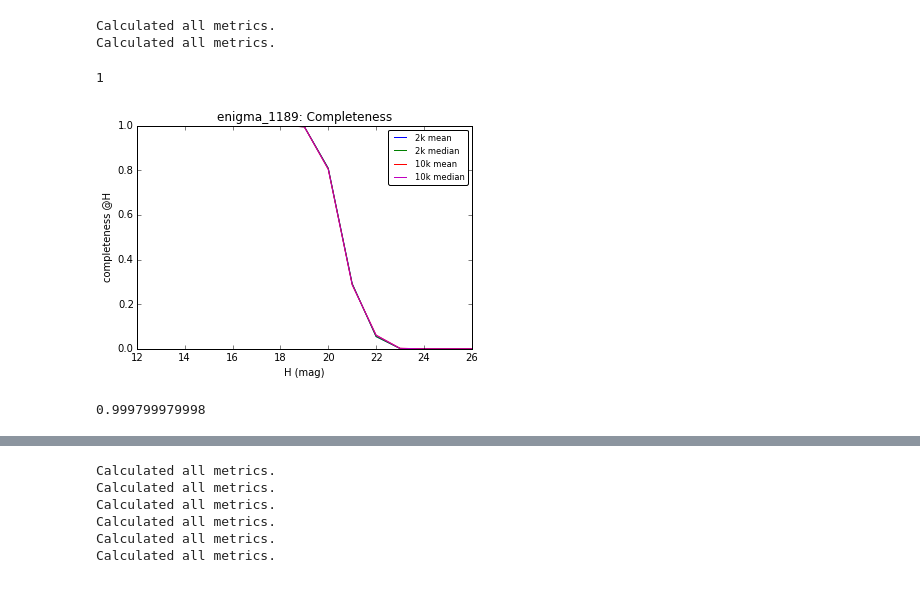
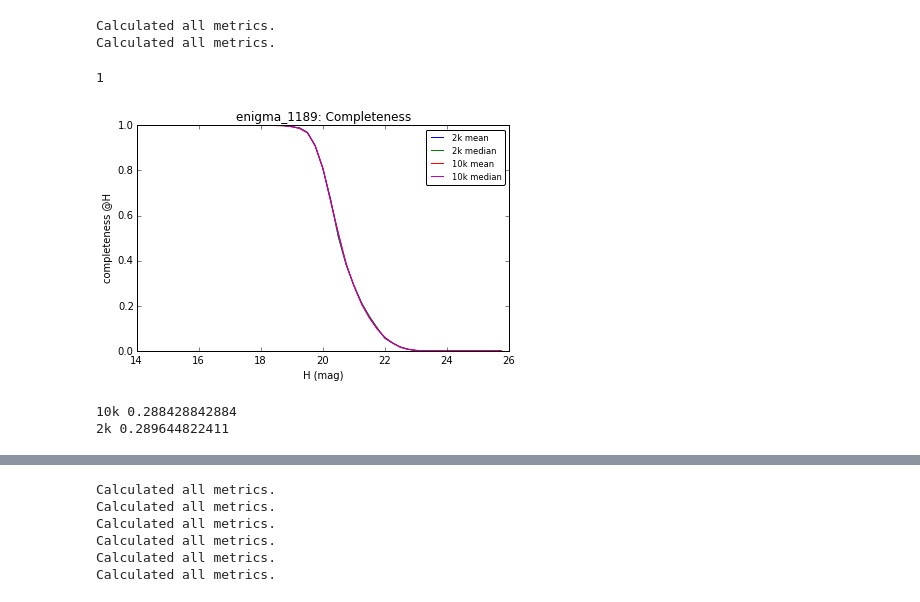
Before and after one commit to rhiannonlynne/MafSSO, a Jupyter notebook: SSO_Analysis.ipynb, the cells around one changed output, grey strips where cells are left out. Saved outputs shown, nothing was run; the diff lists cells and outputs as text; code cells hidden in the pictures.

Commit message:
extending analysis, fix plots a bit more

```diff
--- a/SSO_Analysis.ipynb
+++ b/SSO_Analysis.ipynb
@@ -19,7 +18,7 @@ slicers = {}
 objtypes = ['mba_10k', 'mba_2k']
 # %%
 obj = 'mba_2k'
-Hrange = np.arange(13, 27, 1)
+Hrange = np.arange(15, 26, 0.25)
 orbitfile = 'ssm_2k/mbas_2k.des'
 obsfile = 'ssm_2k/mbas_2k_allObs.txt'
 slicers[obj] = MoSlicer(orbitfile, Hrange=Hrange)
@@ -33,7 +32,7 @@ slicers[obj].readObs(obsfile)
 # %%
 runName = 'enigma_1189'
 # %%
-allBundles = {}
+mBundles = {}
 
 for obj in objtypes:
     mbundles = {}
@@ -41,53 +40,57 @@ for obj in objtypes:
     plotDict = {}
     pandasConstraint = None
     metadata = obj
-    metric = m.NObsMetric()
+    metric = moMetrics.NObsMetric()
     mbundles['NObs'] = mmb.MoMetricBundle(metric, slicer, pandasConstraint,
                                           runName=runName, metadata=metadata, plotDict=plotDict)
-    metric = m.DiscoveryChancesMetric()
+    metric = moMetrics.DiscoveryChancesMetric()
     mbundles['Discoveries'] = mmb.MoMetricBundle(metric, slicer, pandasConstraint,
                                    runName=runName, metadata=metadata, plotDict=plotDict)
 
-    metric = m.ObsArcMetric()
+    metric = moMetrics.ObsArcMetric()
     mbundles['Arclength'] = mmb.MoMetricBundle(metric, slicer, pandasConstraint,
                                               runName=runName, metadata=metadata, plotDict=plotDict)
-    metric = m.NNightsMetric()
+    metric = moMetrics.NNightsMetric()
     mbundles['NNights'] = mmb.MoMetricBundle(metric, slicer, pandasConstraint,
                                             runName=runName, metadata=metadata, plotDict=plotDict)
-    allBundles[obj] = mbundles
+    mBundles[obj] = mbundles
 # %%
 outDir = 'mba_comp'
 resultsDb = db.ResultsDb(outDir=outDir)
 for obj in objtypes:
-    mbg = mmb.MoMetricBundleGroup(allBundles[obj], outDir=outDir, resultsDb=resultsDb)
+    mbg = mmb.MoMetricBundleGroup(mBundles[obj], outDir=outDir, resultsDb=resultsDb)
     mbg.runAll()
-    discovery = allBundles[obj]['Discoveries']
+    discovery = mBundles[obj]['Discoveries']
     completeness = discovery.reduceMetric(discovery.metric.reduceFuncs['Completeness'])
-    allBundles[obj]['completeness'] = completeness
+    mBundles[obj]['completeness'] = completeness
     completenessInt = completeness.reduceMetric(completeness.metric.reduceFuncs['CumulativeH'])
-    allBundles[obj]['completenessInt'] = completenessInt
+    mBundles[obj]['completenessInt'] = completenessInt
 # %% [output]
 Calculated all metrics.
 Calculated all metrics.
 # %%
 ph = plots.PlotHandler()
 plotFunc = moPlots.MetricVsH()
 mplot = 'completeness'
-ph.setMetricBundles([allBundles['mba_2k'][mplot], allBundles['mba_2k'][mplot],
-                     allBundles['mba_10k'][mplot], allBundles['mba_10k'][mplot]])
+ph.setMetricBundles([mBundles['mba_2k'][mplot], mBundles['mba_2k'][mplot],
+                     mBundles['mba_10k'][mplot], mBundles['mba_10k'][mplot]])
 ph.setPlotDicts([{'color':'b', 'npReduce':np.mean, 'label':'2k mean'},
                  {'color':'g', 'npReduce':np.median, 'label':'2k median'},
                 {'color':'r', 'npReduce':np.mean, 'label':'10k mean'},
                 {'color':'m', 'npReduce':np.median, 'label':'10k median'}])
 ph.plot(plotFunc=plotFunc, plotDicts={'ylabel':'%s @H' %(mplot)})
 # %% [output]
 1
-[figure, old version]
+[figure, new version]
 # %%
-Hmark = 18.0
+Hmark = 21.0
 summaryMetric = ValueAtHMetric(Hmark=Hmark)
-allBundles['mba_10k']['completeness'].setSummaryMetrics(summaryMetric)
-allBundles['mba_10k']['completeness'].computeSummaryStats()
-print np.mean(allBundles['mba_10k']['completeness'].summaryValues['Value At H=%.1f' %(Hmark)])
+mBundles['mba_10k']['completeness'].setSummaryMetrics(summaryMetric)
+mBundles['mba_10k']['completeness'].computeSummaryStats()
+print '10k', np.mean(mBundles['mba_10k']['completeness'].summaryValues['Value At H=%.1f' %(Hmark)])
+mBundles['mba_2k']['completeness'].setSummaryMetrics(summaryMetric)
+mBundles['mba_2k']['completeness'].computeSummaryStats()
+print '2k', np.mean(mBundles['mba_2k']['completeness'].summaryValues['Value At H=%.1f' %(Hmark)])
 # %% [output]
-0.999799979998
+10k 0.288428842884
+2k 0.289644822411
```
Also changed, not shown: parts of 25 cells of this notebook, 2 other files.
